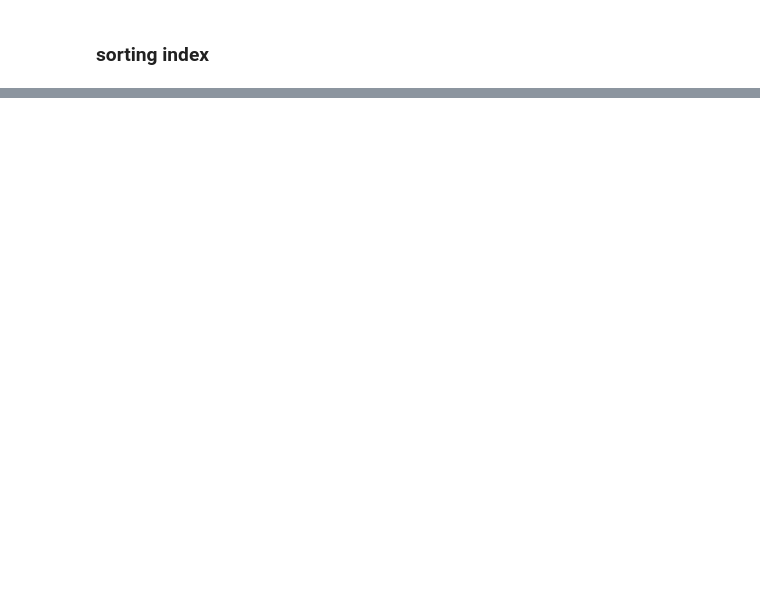
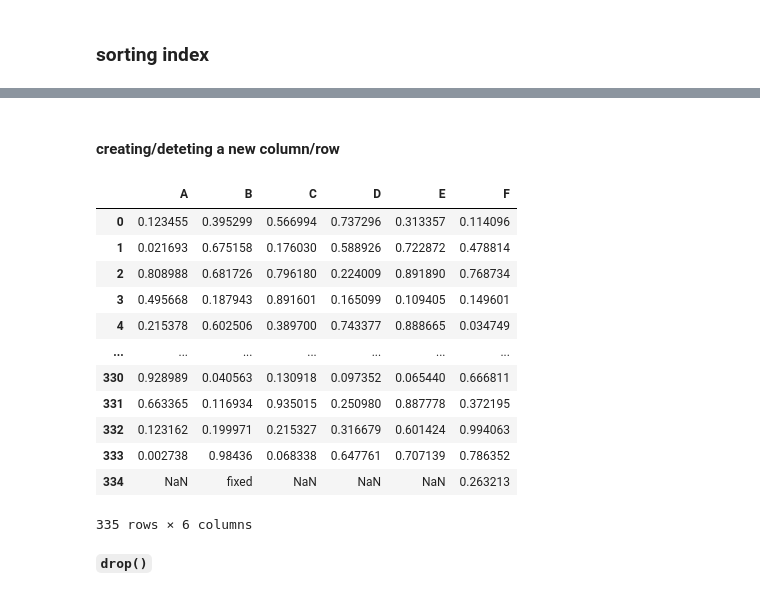
Before and after one commit to Sibindra/python, a Jupyter notebook: Pandas/Pandas.ipynb, the cells around one changed output, grey strips where cells are left out. Drawn from its saved outputs; the diff is of its cells as text; code cells hidden in the pictures; blank space fills up the shorter version.

````diff
--- a/Pandas/Pandas.ipynb
+++ b/Pandas/Pandas.ipynb
@@ -278,0 +399,4 @@ newDf.sort_index(axis = 1, ascending= False) # column
+# %%
+newDf_2.index = np.arange(0,335)
+# %%
+newDf_2.columns = list("ABCDE") # set columns as list of A to E
@@ -278,0 +410,2 @@ newDf.sort_index(axis = 1, ascending= False) # column
+# %%
+newDf_2.loc[0,'A'] = 0.123455
@@ -278,0 +428,22 @@ newDf.sort_index(axis = 1, ascending= False) # column
+# %% [markdown]
+#### creating/deteting a new column/row
+# %%
+newDf_2.loc[:,'F'] = np.random.rand(335) # F does not exist as col so creates a F and assigns the value
+# %%
+newDf_2
+# %% [output]
+|  | A | B | C | D | E | F |
+| 0 | 0.123455 | 0.395299 | 0.566994 | 0.737296 | 0.313357 | 0.114096 |
+| 1 | 0.021693 | 0.675158 | 0.176030 | 0.588926 | 0.722872 | 0.478814 |
+| 2 | 0.808988 | 0.681726 | 0.796180 | 0.224009 | 0.891890 | 0.768734 |
+| 3 | 0.495668 | 0.187943 | 0.891601 | 0.165099 | 0.109405 | 0.149601 |
+| 4 | 0.215378 | 0.602506 | 0.389700 | 0.743377 | 0.888665 | 0.034749 |
+| ... | ... | ... | ... | ... | ... | ... |
+| 330 | 0.928989 | 0.040563 | 0.130918 | 0.097352 | 0.065440 | 0.666811 |
+| 331 | 0.663365 | 0.116934 | 0.935015 | 0.250980 | 0.887778 | 0.372195 |
+| 332 | 0.123162 | 0.199971 | 0.215327 | 0.316679 | 0.601424 | 0.994063 |
+| 333 | 0.002738 | 0.98436 | 0.068338 | 0.647761 | 0.707139 | 0.786352 |
+| 334 | NaN | fixed | NaN | NaN | NaN | 0.263213 |
+335 rows × 6 columns
+# %% [markdown]
+**```drop()```**
````
Also changed, not shown: parts of 41 cells of this notebook, 1 other file.
